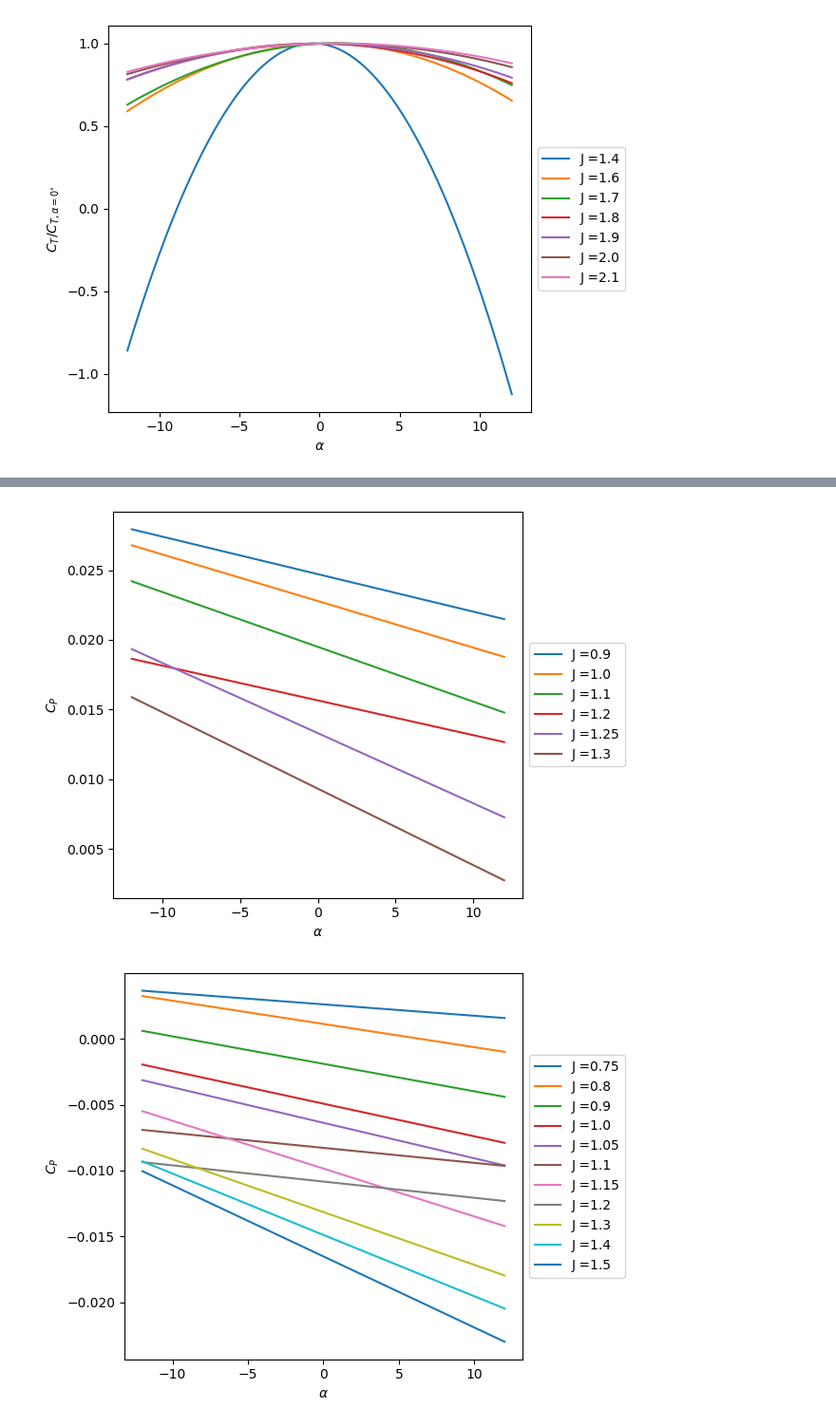
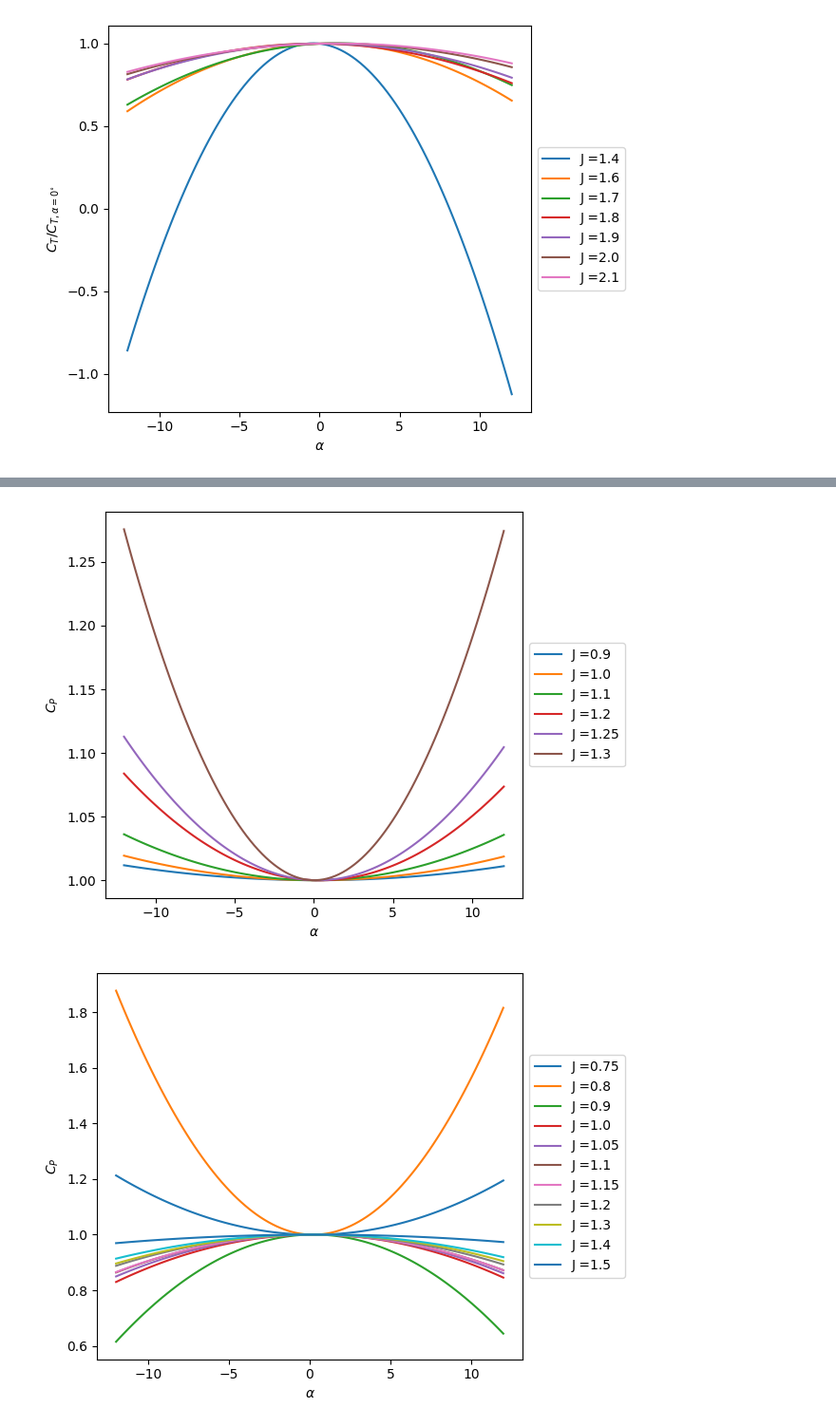
Before and after one commit to jaspermatthe/AE2224-I, a Jupyter notebook: Version 2/AOA as x.ipynb, the cells around one changed output, grey strips where cells are left out. Shown: that part at 95% size. Drawn from its saved outputs; the diff is of its cells as text; code cells hidden in the pictures.

```diff
--- a/Version 2/AOA as x.ipynb
+++ b/Version 2/AOA as x.ipynb
@@ -36,6 +36,7 @@ FZ_E_index = column_headers.index('FZ_E')
 rho_index = column_headers.index('rho_atm')
 n_index = column_headers.index('RPS_M')
 Q_index = column_headers.index('MZ_E')
+Q_index_int = column_headers.index('MZ_I')
 
 D = 0.4064  # diameter of propeller in m
 
@@ -155,9 +156,9 @@ def efficiency2(T, u0, Q, n):
 for J_array in range(len(J_arrays_prop_V30_beta15)):
     # calculate C_T using def thrust_coeff(T, rho, n, D) and add C_T column to J_array
     C_T = thrust_coeff(J_arrays_prop_V30_beta15[J_array][:, FZ_E_index], J_arrays_prop_V30_beta15[J_array][:, rho_index], J_arrays_prop_V30_beta15[J_array][:, n_index], D)
-    C_P = power_coeff(J_arrays_prop_V30_beta15[J_array][:, Q_index], J_arrays_prop_V30_beta15[J_array][:, rho_index], J_arrays_prop_V30_beta15[J_array][:, n_index], D)
-    EFF = efficiency(C_T, J_arrays_prop_V30_beta15[J_array][:, J_index], C_P)
-    EFF2 = efficiency2(J_arrays_prop_V30_beta15[J_array][:, FZ_E_index], 30, J_arrays_prop_V30_beta15[J_array][:, Q_index], J_arrays_prop_V30_beta15[J_array][:, n_index])
+    C_P = power_coeff(J_arrays_prop_V30_beta15[J_array][:, Q_index_int], J_arrays_prop_V30_beta15[J_array][:, rho_index], J_arrays_prop_V30_beta15[J_array][:, n_index], D)
+    # EFF = efficiency(C_T, J_arrays_prop_V30_beta15[J_array][:, J_index], C_P)
+    EFF = efficiency2(J_arrays_prop_V30_beta15[J_array][:, FZ_E_index], 30, J_arrays_prop_V30_beta15[J_array][:, Q_index_int], J_arrays_prop_V30_beta15[J_array][:, n_index])
     # efficiencies = np.clip(efficiencies, -1, 1) # limit efficiencies to be between -1 and 1
     J_arrays_prop_V30_beta15[J_array] = np.column_stack((J_arrays_prop_V30_beta15[J_array], C_T))
     J_arrays_prop_V30_beta15[J_array] = np.column_stack((J_arrays_prop_V30_beta15[J_array], C_P))
@@ -167,9 +168,9 @@ for J_array in range(len(J_arrays_prop_V30_beta15)):
 for J_array in range(len(J_arrays_prop_V30_beta30)):
     # calculate C_T using def thrust_coeff(T, rho, n, D) and add C_T column to J_array
     C_T = thrust_coeff(J_arrays_prop_V30_beta30[J_array][:, FZ_E_index], J_arrays_prop_V30_beta30[J_array][:, rho_index], J_arrays_prop_V30_beta30[J_array][:, n_index], D)
-    C_P = power_coeff(J_arrays_prop_V30_beta30[J_array][:, Q_index], J_arrays_prop_V30_beta30[J_array][:, rho_index], J_arrays_prop_V30_beta30[J_array][:, n_index], D)
-    EFF = efficiency(C_T, J_arrays_prop_V30_beta30[J_array][:, J_index], C_P)
-    EFF2 = efficiency2(J_arrays_prop_V30_beta30[J_array][:, FZ_E_index], 30, J_arrays_prop_V30_beta30[J_array][:, Q_index], J_arrays_prop_V30_beta30[J_array][:, n_index])
+    C_P = power_coeff(J_arrays_prop_V30_beta30[J_array][:, Q_index_int], J_arrays_prop_V30_beta30[J_array][:, rho_index], J_arrays_prop_V30_beta30[J_array][:, n_index], D)
+    # EFF = efficiency(C_T, J_arrays_prop_V30_beta30[J_array][:, J_index], C_P)
+    EFF = efficiency2(J_arrays_prop_V30_beta30[J_array][:, FZ_E_index], 30, J_arrays_prop_V30_beta30[J_array][:, Q_index_int], J_arrays_prop_V30_beta30[J_array][:, n_index])
     # efficiencies = np.clip(efficiencies, -1, 1) # limit efficiencies to be between -1 and 1
     J_arrays_prop_V30_beta30[J_array] = np.column_stack((J_arrays_prop_V30_beta30[J_array], C_T))
     J_arrays_prop_V30_beta30[J_array] = np.column_stack((J_arrays_prop_V30_beta30[J_array], C_P))
@@ -179,8 +180,9 @@ for J_array in range(len(J_arrays_prop_V30_beta30)):
 for J_array in range(len(J_arrays_regen_V30_beta15)):
     # calculate C_T using def thrust_coeff(T, rho, n, D) and add C_T column to J_array
     C_T = thrust_coeff(J_arrays_regen_V30_beta15[J_array][:, FZ_E_index], J_arrays_regen_V30_beta15[J_array][:, rho_index], J_arrays_regen_V30_beta15[J_array][:, n_index], D)
-    C_P = power_coeff(J_arrays_regen_V30_beta15[J_array][:, Q_index], J_arrays_regen_V30_beta15[J_array][:, rho_index], J_arrays_regen_V30_beta15[J_array][:, n_index], D)
-    EFF = efficiency(C_T, J_arrays_regen_V30_beta15[J_array][:, J_index], C_P)
+    C_P = power_coeff(J_arrays_regen_V30_beta15[J_array][:, Q_index_int], J_arrays_regen_V30_beta15[J_array][:, rho_index], J_arrays_regen_V30_beta15[J_array][:, n_index], D)
+    # EFF = efficiency(C_T, J_arrays_prop_V30_beta30[J_array][:, J_index], C_P)
+    EFF = efficiency2(J_arrays_regen_V30_beta15[J_array][:, FZ_E_index], 30, J_arrays_regen_V30_beta15[J_array][:, Q_index_int], J_arrays_regen_V30_beta15[J_array][:, n_index])
     # efficiencies = np.clip(efficiencies, -1, 1) # limit efficiencies to be between -1 and 1
     J_arrays_regen_V30_beta15[J_array] = np.column_stack((J_arrays_regen_V30_beta15[J_array], C_T))
     J_arrays_regen_V30_beta15[J_array] = np.column_stack((J_arrays_regen_V30_beta15[J_array], C_P))
@@ -191,8 +193,9 @@ for J_array in range(len(J_arrays_regen_V30_beta15)):
 for J_array in range(len(J_arrays_regen_V30_beta30)):
     # calculate C_T using def thrust_coeff(T, rho, n, D) and add C_T column to J_array
     C_T = thrust_coeff(J_arrays_regen_V30_beta30[J_array][:, FZ_E_index], J_arrays_regen_V30_beta30[J_array][:, rho_index], J_arrays_regen_V30_beta30[J_array][:, n_index], D)
-    C_P = power_coeff(J_arrays_regen_V30_beta30[J_array][:, Q_index], J_arrays_regen_V30_beta30[J_array][:, rho_index], J_arrays_regen_V30_beta30[J_array][:, n_index], D)
-    EFF = efficiency(C_T, J_arrays_regen_V30_beta30[J_array][:, J_index], C_P)
+    C_P = power_coeff(J_arrays_regen_V30_beta30[J_array][:, Q_index_int], J_arrays_regen_V30_beta30[J_array][:, rho_index], J_arrays_regen_V30_beta30[J_array][:, n_index], D)
+    # EFF = efficiency(C_T, J_arrays_prop_V30_beta30[J_array][:, J_index], C_P)
+    EFF = efficiency2(J_arrays_regen_V30_beta30[J_array][:, FZ_E_index], 30, J_arrays_regen_V30_beta30[J_array][:, Q_index_int], J_arrays_regen_V30_beta30[J_array][:, n_index])
     # efficiencies = np.clip(efficiencies, -1, 1) # limit efficiencies to be between -1 and 1
     J_arrays_regen_V30_beta30[J_array] = np.column_stack((J_arrays_regen_V30_beta30[J_array], C_T))
     J_arrays_regen_V30_beta30[J_array] = np.column_stack((J_arrays_regen_V30_beta30[J_array], C_P))
@@ -510,7 +513,7 @@ plt.savefig('plots/Ct_regen_V30_beta30.png')
 [figure]
 [figure]
 # %%
-polynomial_order = 1
+polynomial_order = 2
 
 # plot C_P vs alpha for each J prop V30 beta 15
 plt.figure()
@@ -528,8 +531,9 @@ for i in range(len(new_J_arrays_prop_V30_beta15)):
     # plt.scatter(alpha, C_P)
     coeffs = np.polyfit(alpha, C_P, polynomial_order)
     curve = np.poly1d(coeffs)
+    C_P0 = curve(0)
     x_new = np.linspace(alpha.min(), alpha.max(), 100)
-    plt.plot(x_new, curve(x_new), label='J =' + J_label)
+    plt.plot(x_new, curve(x_new)/C_P0, label='J =' + J_label)
 
 plt.xlabel(r'$\alpha$')
 plt.ylabel(r'$C_P$')
@@ -555,8 +559,9 @@ for i in range(len(new_J_arrays_prop_V30_beta30)):
     # plt.scatter(alpha, C_P_ratio)
     coeffs = np.polyfit(alpha, C_P, polynomial_order)
     curve = np.poly1d(coeffs)
+    C_P0 = curve(0)
     x_new = np.linspace(alpha.min(), alpha.max(), 100)
-    plt.plot(x_new, curve(x_new), label='J =' + J_label)
+    plt.plot(x_new, curve(x_new)/C_P0, label='J =' + J_label)
 
 plt.xlabel(r'$\alpha$')
 plt.ylabel(r'$C_P$')
@@ -583,8 +588,9 @@ for i in range(len(new_J_arrays_regen_V30_beta15)):
     # plt.scatter(alpha, C_P_ratio)
     coeffs = np.polyfit(alpha, C_P, polynomial_order)
     curve = np.poly1d(coeffs)
+    C_P0 = curve(0)
     x_new = np.linspace(alpha.min(), alpha.max(), 100)
-    plt.plot(x_new, curve(x_new), label='J =' + J_label)
+    plt.plot(x_new, curve(x_new)/C_P0, label='J =' + J_label)
 
 plt.xlabel(r'$\alpha$')
 plt.ylabel(r'$C_P$')
@@ -609,8 +615,9 @@ for i in range(len(new_J_arrays_regen_V30_beta30)):
     # plt.scatter(alpha, C_P_ratio)
     coeffs = np.polyfit(alpha, C_P, polynomial_order)
     curve = np.poly1d(coeffs)
+    C_P0 = curve(0)
     x_new = np.linspace(alpha.min(), alpha.max(), 100)
-    plt.plot(x_new, curve(x_new), label='J =' + J_label)
+    plt.plot(x_new, curve(x_new)/C_P0, label='J =' + J_label)
 
 plt.xlabel(r'$\alpha$')
 plt.ylabel(r'$C_P$')
@@ -623,2 +630,2 @@ plt.savefig('plots/Cp_regen_V30_beta30.png')
-[figure, old version]
+[figure, new version]
-[figure, old version]
+[figure, new version]
```
Also changed, not shown: parts of 2 cells of this notebook, 12 other files.
